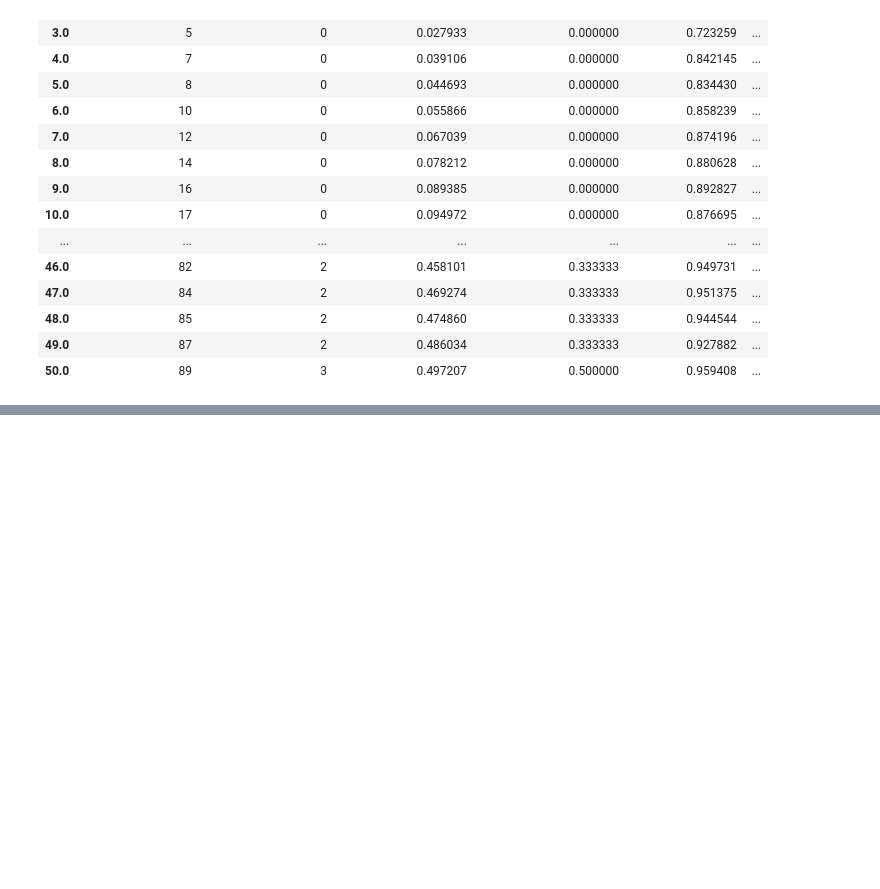
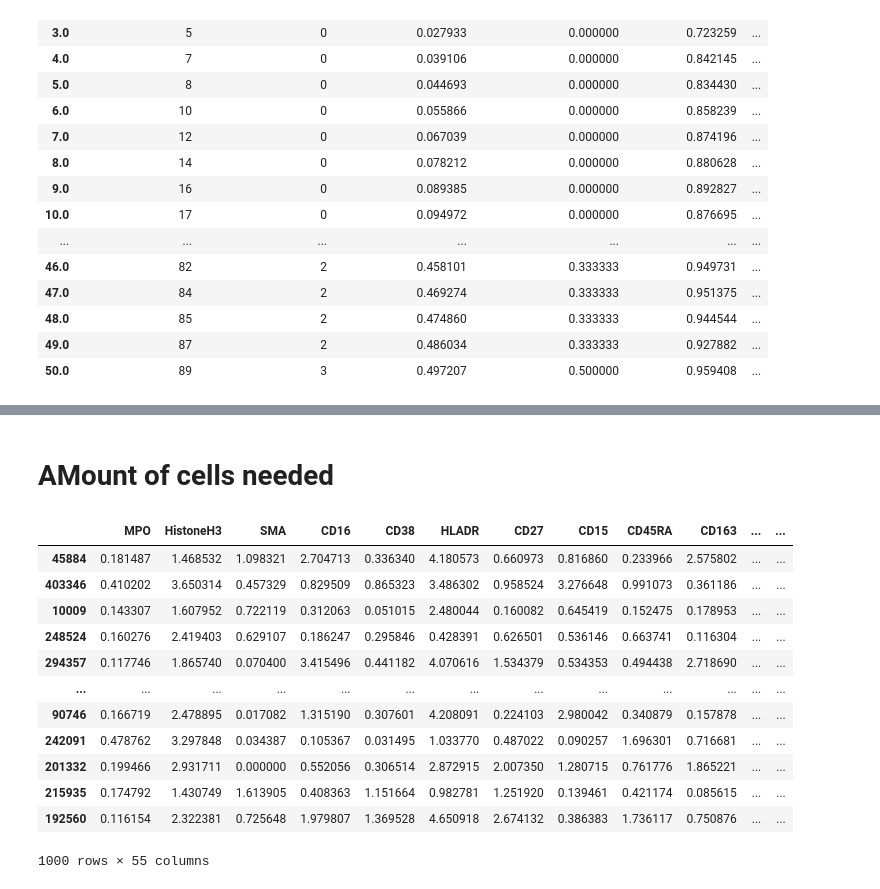
Before and after one commit to SchapiroLabor/spCellEval, a Jupyter notebook: src/training_amount/xgb_amount.ipynb, the cells around one changed output, grey strips where cells are left out. Cells and saved outputs as stored; diff of their text form; code cells hidden in the pictures; blank space fills up the shorter version.

```diff
--- a/src/training_amount/xgb_amount.ipynb
+++ b/src/training_amount/xgb_amount.ipynb
@@ -159,0 +181,18 @@ plt.savefig('/Users/lukashat/Documents/PhD_Schapiro/Projects/phenotype_benchmark
+# %% [markdown]
+# AMount of cells needed
+# %%
+df_immu.sample(n=1000, random_state=42)
+# %% [output]
+|  | MPO | HistoneH3 | SMA | CD16 | CD38 | HLADR | CD27 | CD15 | CD45RA | CD163 | ... | ... |
+| 45884 | 0.181487 | 1.468532 | 1.098321 | 2.704713 | 0.336340 | 4.180573 | 0.660973 | 0.816860 | 0.233966 | 2.575802 | ... | ... |
+| 403346 | 0.410202 | 3.650314 | 0.457329 | 0.829509 | 0.865323 | 3.486302 | 0.958524 | 3.276648 | 0.991073 | 0.361186 | ... | ... |
+| 10009 | 0.143307 | 1.607952 | 0.722119 | 0.312063 | 0.051015 | 2.480044 | 0.160082 | 0.645419 | 0.152475 | 0.178953 | ... | ... |
+| 248524 | 0.160276 | 2.419403 | 0.629107 | 0.186247 | 0.295846 | 0.428391 | 0.626501 | 0.536146 | 0.663741 | 0.116304 | ... | ... |
+| 294357 | 0.117746 | 1.865740 | 0.070400 | 3.415496 | 0.441182 | 4.070616 | 1.534379 | 0.534353 | 0.494438 | 2.718690 | ... | ... |
+| ... | ... | ... | ... | ... | ... | ... | ... | ... | ... | ... | ... | ... |
+| 90746 | 0.166719 | 2.478895 | 0.017082 | 1.315190 | 0.307601 | 4.208091 | 0.224103 | 2.980042 | 0.340879 | 0.157878 | ... | ... |
+| 242091 | 0.478762 | 3.297848 | 0.034387 | 0.105367 | 0.031495 | 1.033770 | 0.487022 | 0.090257 | 1.696301 | 0.716681 | ... | ... |
+| 201332 | 0.199466 | 2.931711 | 0.000000 | 0.552056 | 0.306514 | 2.872915 | 2.007350 | 1.280715 | 0.761776 | 1.865221 | ... | ... |
+| 215935 | 0.174792 | 1.430749 | 1.613905 | 0.408363 | 1.151664 | 0.982781 | 1.251920 | 0.139461 | 0.421174 | 0.085615 | ... | ... |
+| 192560 | 0.116154 | 2.322381 | 0.725648 | 1.979807 | 1.369528 | 4.650918 | 2.674132 | 0.386383 | 1.736117 | 0.750876 | ... | ... |
+1000 rows × 55 columns
```
Also changed, not shown: parts of 10 cells of this notebook, 1 other file.
